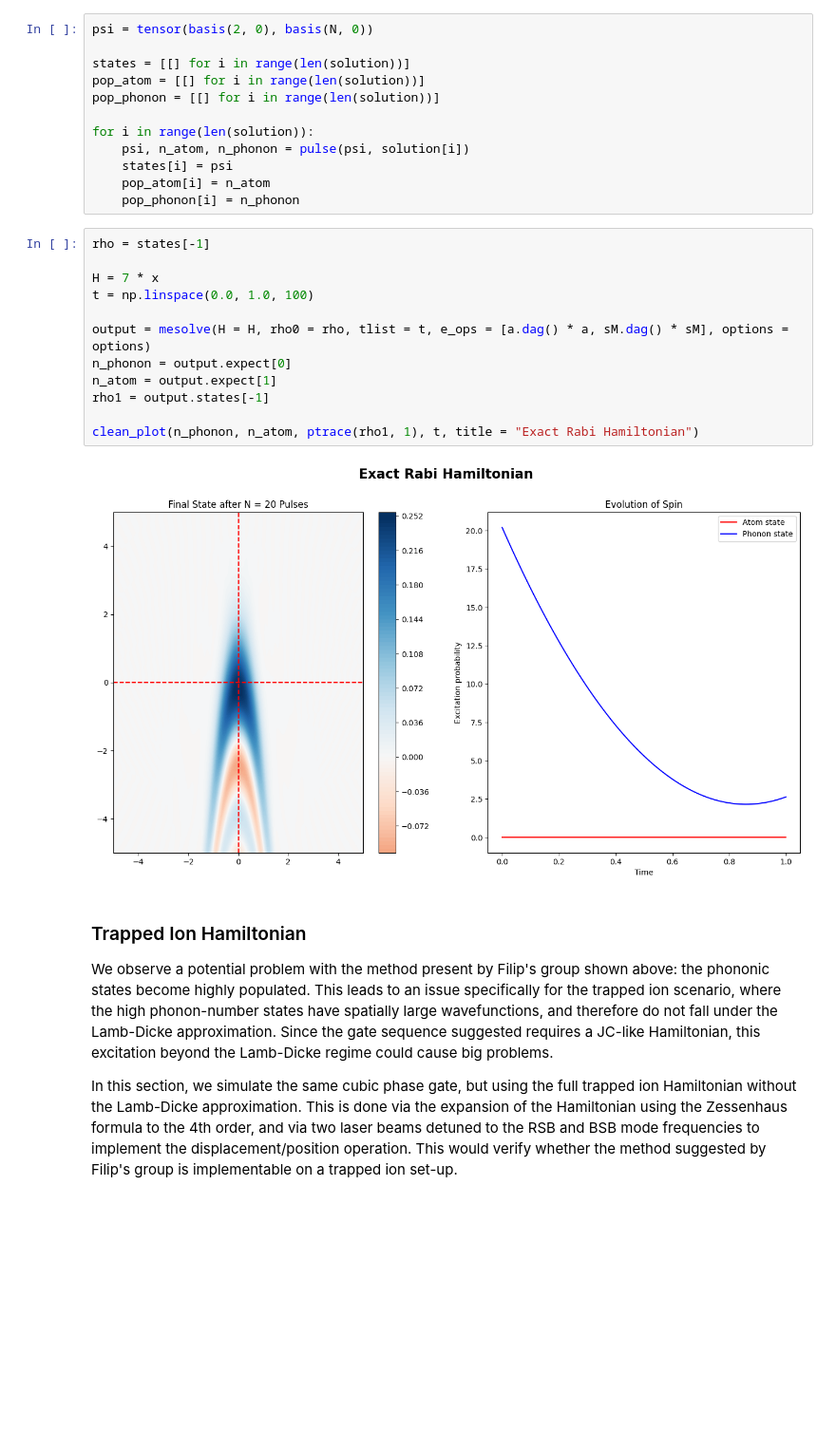
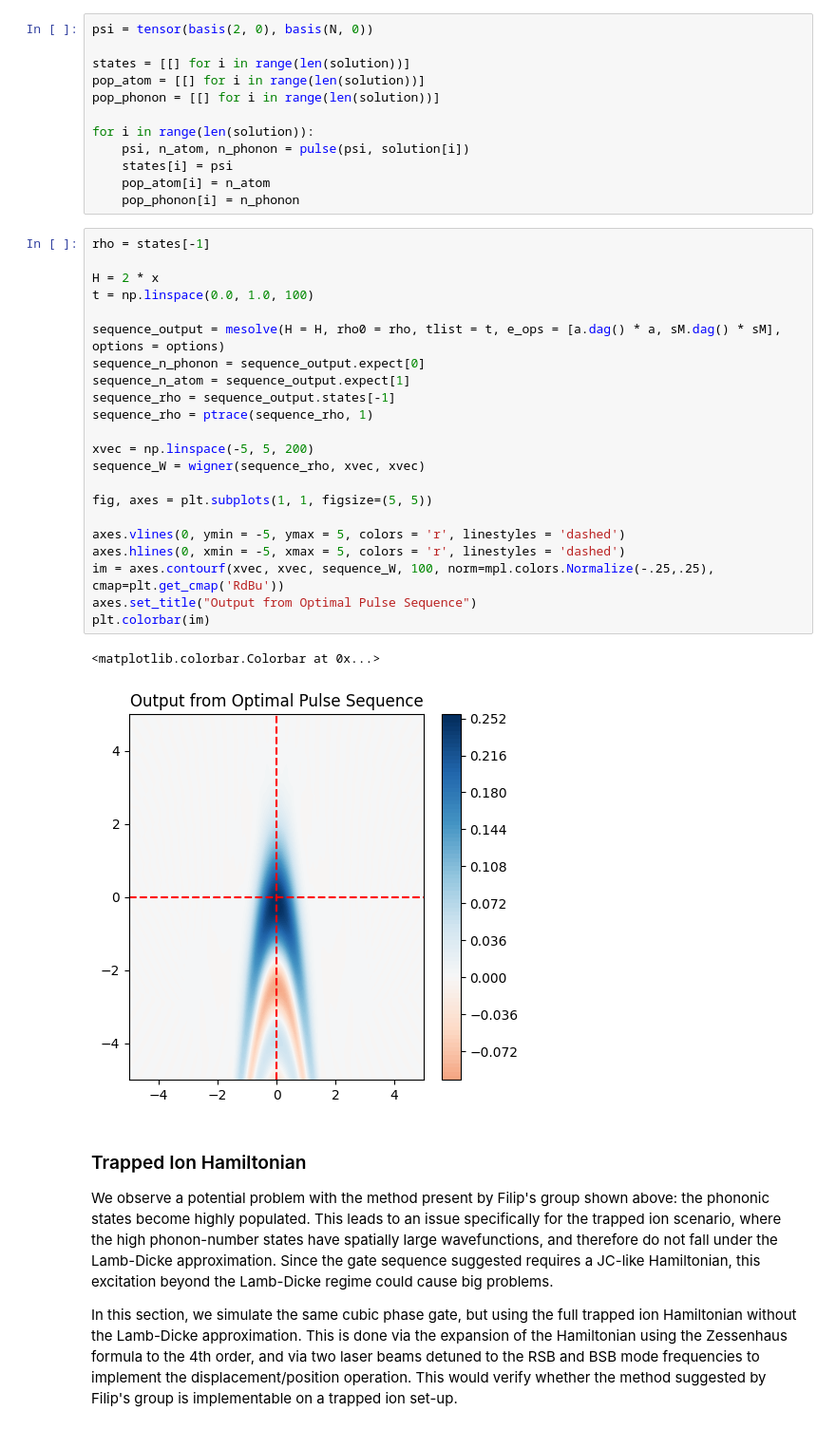
Before and after one commit to muyoungRand/sims, a Jupyter notebook: cubic_phase_gate.ipynb, the cells around one changed output. Shown at 95% size. Saved outputs shown, nothing was run; the diff lists cells and outputs as text; blank space fills up the shorter version.

```diff
--- a/cubic_phase_gate.ipynb
+++ b/cubic_phase_gate.ipynb
@@ -141,20 +140,31 @@ for i in range(len(solution)):
     states[i] = psi
     pop_atom[i] = n_atom
     pop_phonon[i] = n_phonon
-# %%
-rho = states[-1]
-
-H = 7 * x
-t = np.linspace(0.0, 1.0, 100)
-
-output = mesolve(H = H, rho0 = rho, tlist = t, e_ops = [a.dag() * a, sM.dag() * sM], options = options)
-n_phonon = output.expect[0]
-n_atom = output.expect[1]
-rho1 = output.states[-1]
-
-clean_plot(n_phonon, n_atom, ptrace(rho1, 1), t, title = "Exact Rabi Hamiltonian")
-# %% [output]
-[figure, removed]
+# %%
+rho = states[-1]
+
+H = 2 * x
+t = np.linspace(0.0, 1.0, 100)
+
+sequence_output = mesolve(H = H, rho0 = rho, tlist = t, e_ops = [a.dag() * a, sM.dag() * sM], options = options)
+sequence_n_phonon = sequence_output.expect[0]
+sequence_n_atom = sequence_output.expect[1]
+sequence_rho = sequence_output.states[-1]
+sequence_rho = ptrace(sequence_rho, 1)
+
+xvec = np.linspace(-5, 5, 200)
+sequence_W = wigner(sequence_rho, xvec, xvec)
+
+fig, axes = plt.subplots(1, 1, figsize=(5, 5))
+
+axes.vlines(0, ymin = -5, ymax = 5, colors = 'r', linestyles = 'dashed')
+axes.hlines(0, xmin = -5, xmax = 5, colors = 'r', linestyles = 'dashed')
+im = axes.contourf(xvec, xvec, sequence_W, 100, norm=mpl.colors.Normalize(-.25,.25), cmap=plt.get_cmap('RdBu'))
+axes.set_title("Output from Optimal Pulse Sequence")
+plt.colorbar(im)
+# %% [output]
+<matplotlib.colorbar.Colorbar at 0x...>
+[figure, added]
 # %% [markdown]
 ### Trapped Ion Hamiltonian
 
```
Also changed, not shown: parts of 8 cells of this notebook, 1 other file.
